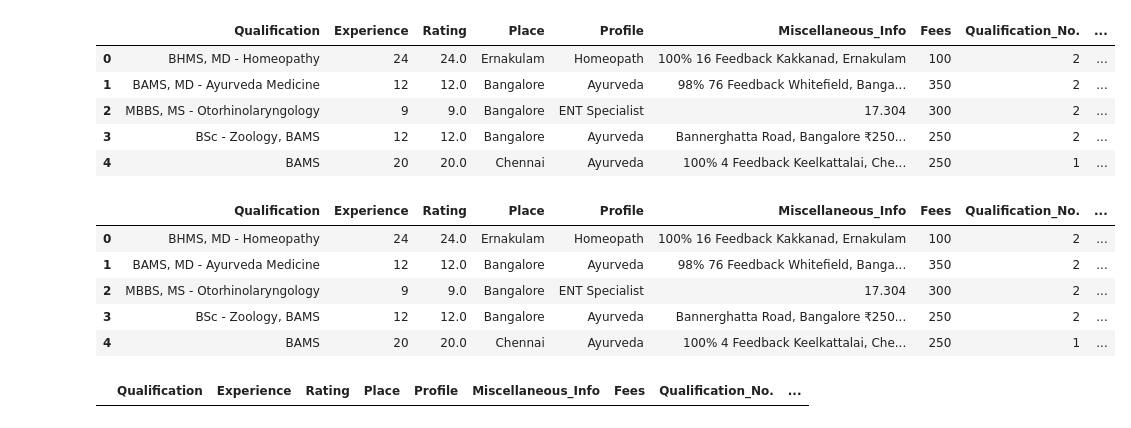
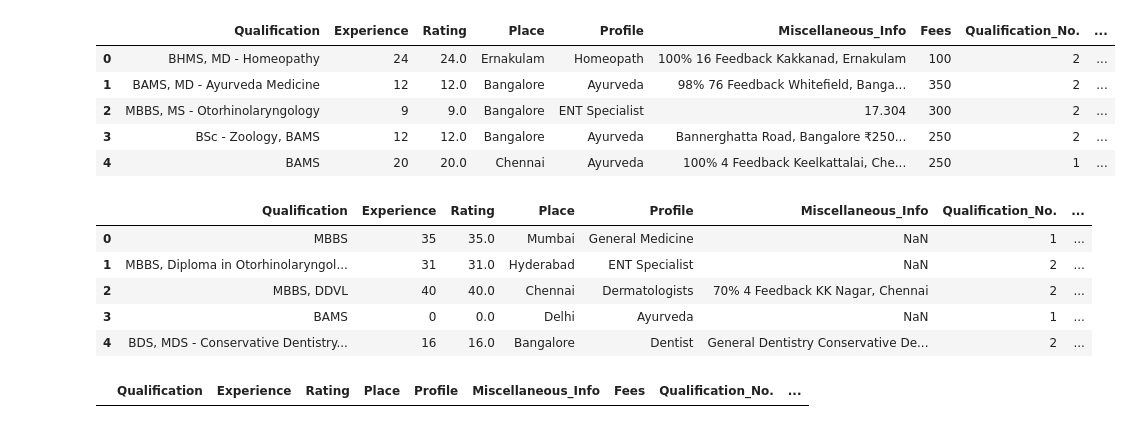
Before and after one commit to RahulGupta16/MachineHack-Consultance-Fees-Prediction, a Jupyter notebook: MachineHack Consultance Price prediction.ipynb, the cells around one changed output. Drawn from its saved outputs; the diff is of its cells as text; code cells hidden in the pictures.

```diff
--- a/MachineHack Consultance Price prediction.ipynb
+++ b/MachineHack Consultance Price prediction.ipynb
@@ -142,6 +142,7 @@ train1.Rating.dtype
 dtype('O')
 # %%
 train1.Rating=train1.Rating.astype('float32')
+test1.Rating=test1.Rating.astype('float32')
 # %%
 train1['Place']=train1['Place'].str.extract(r'.* (.*)')
 test1['Place']=test1['Place'].str.extract(r'.* (.*)')
@@ -211,7 +207,8 @@ train1.Place.isnull().sum()
 # %% [output]
 0
 # %%
-train1.Rating=train1.groupby(['Place']).transform(lambda x: x.fillna(x.median()))
+train1.Rating=train1.groupby(['Profile']).transform(lambda x: x.fillna(x.median()))
+test1.Rating=test1.groupby(['Profile']).transform(lambda x: x.fillna(x.median()))
 # %%
 train1['Exp. per Qual.']=pd.Series(np.sqrt((((train1['Experience'])**2)/((train1['Qualification_No.'])**2))))
 test1['Exp. per Qual.']=pd.Series(np.sqrt((((test1['Experience'])**2)/((test1['Qualification_No.'])**2))))
@@ -237,10 +234,6 @@ Name: Profile, dtype: int64
 train1[train1.Rating.isnull()]
 # %% [output]
 |  | Qualification | Experience | Rating | Place | Profile | Miscellaneous_Info | Fees | Qualification_No. | ... |
-# %%
-test1.Rating=test1.Rating.astype('float64')
-# %%
-test1.Rating.fillna(test1.Rating.mean(),inplace=True)
 # %%
 #den=train1[train1.Profile=='Dentist'].Qualification.str.extract(r'(BDS, MDS) ?')
 #dent=test1[test1.Profile=='Dentist'].Qualification.str.extract(r'(BDS, MDS) ?')
@@ -361,13 +345,13 @@ train1.head()
 | 3 | BSc - Zoology, BAMS | 12 | 12.0 | Bangalore | Ayurveda | Bannerghatta Road, Bangalore ₹250... | 250 | 2 | ... |
 | 4 | BAMS | 20 | 20.0 | Chennai | Ayurveda | 100% 4 Feedback Keelkattalai, Che... | 250 | 1 | ... |
 # %%
-train1.head()
+test1.head()
 # %% [output]
-|  | Qualification | Experience | Rating | Place | Profile | Miscellaneous_Info | Fees | Qualification_No. | ... |
-| 0 | BHMS, MD - Homeopathy | 24 | 24.0 | Ernakulam | Homeopath | 100% 16 Feedback Kakkanad, Ernakulam | 100 | 2 | ... |
-| 1 | BAMS, MD - Ayurveda Medicine | 12 | 12.0 | Bangalore | Ayurveda | 98% 76 Feedback Whitefield, Banga... | 350 | 2 | ... |
-| 2 | MBBS, MS - Otorhinolaryngology | 9 | 9.0 | Bangalore | ENT Specialist | 17.304 | 300 | 2 | ... |
-| 3 | BSc - Zoology, BAMS | 12 | 12.0 | Bangalore | Ayurveda | Bannerghatta Road, Bangalore ₹250... | 250 | 2 | ... |
-| 4 | BAMS | 20 | 20.0 | Chennai | Ayurveda | 100% 4 Feedback Keelkattalai, Che... | 250 | 1 | ... |
+|  | Qualification | Experience | Rating | Place | Profile | Miscellaneous_Info | Qualification_No. | ... |
+| 0 | MBBS | 35 | 35.0 | Mumbai | General Medicine | NaN | 1 | ... |
+| 1 | MBBS, Diploma in Otorhinolaryngol... | 31 | 31.0 | Hyderabad | ENT Specialist | NaN | 2 | ... |
+| 2 | MBBS, DDVL | 40 | 40.0 | Chennai | Dermatologists | 70% 4 Feedback KK Nagar, Chennai | 2 | ... |
+| 3 | BAMS | 0 | 0.0 | Delhi | Ayurveda | NaN | 1 | ... |
+| 4 | BDS, MDS - Conservative Dentistry... | 16 | 16.0 | Bangalore | Dentist | General Dentistry Conservative De... | 2 | ... |
 # %%
 test1['Place'].fillna('Bangalore',inplace=True)
```
Also changed, not shown: parts of 27 cells of this notebook.
